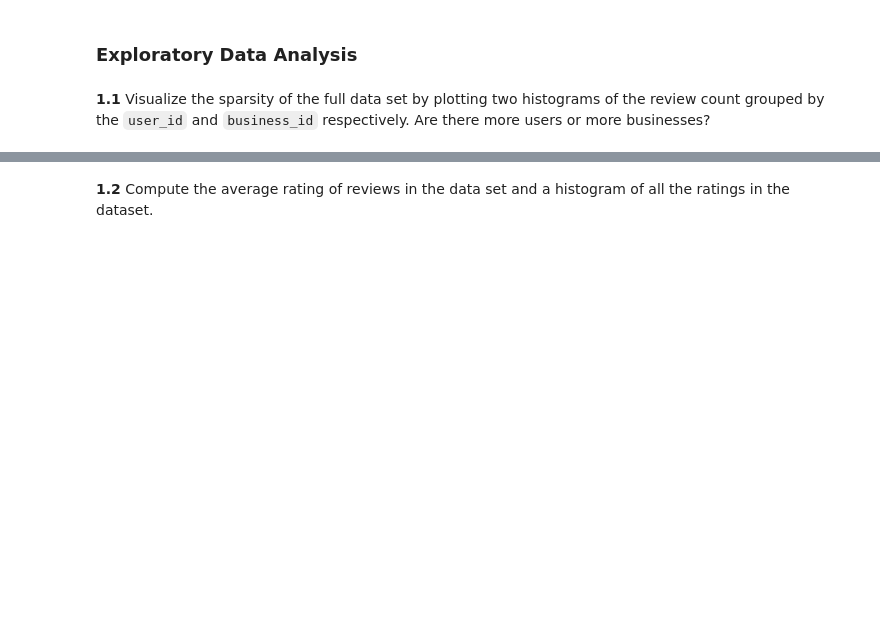
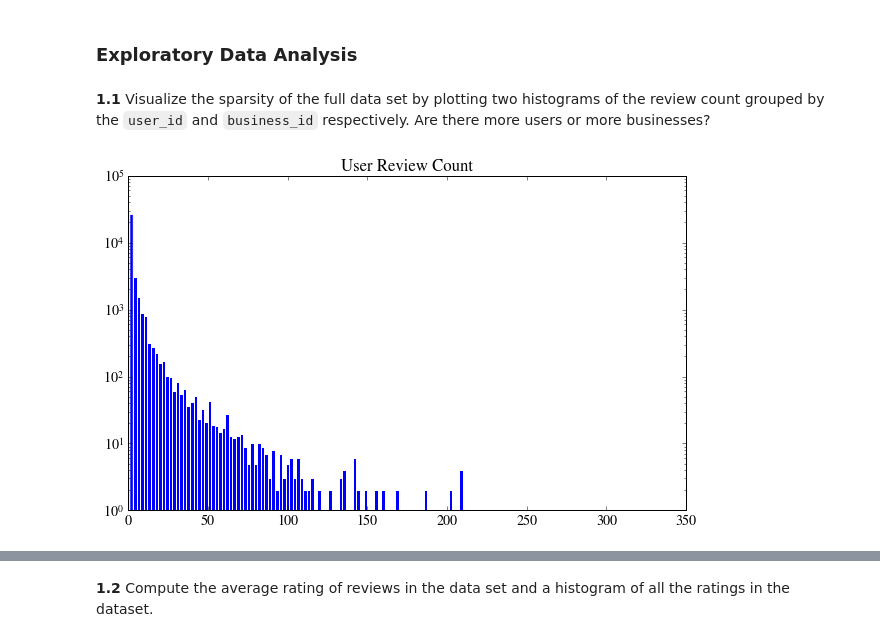
Before and after one commit to LinfinityLab/data-science-hw-assignments, a Jupyter notebook: lin_w_hw4/HW4.ipynb, the cells around one changed output, grey strips where cells are left out. Cells and saved outputs as stored; diff of their text form; code cells hidden in the pictures; blank space fills up the shorter version.

```diff
--- a/lin_w_hw4/HW4.ipynb
+++ b/lin_w_hw4/HW4.ipynb
@@ -185,0 +184,10 @@ Lets implement this simpler global recommender first.
+# %%
+#your code here
+user_group = fulldf.groupby('user_id')
+user_review_count = user_group.review_id.count()
+# plt.hist(user_review_count,bins=len(np.unique(user_review_count.values)))
+plt.hist(user_review_count,bins=len(np.unique(user_review_count.values)), log=True, color='blue')
+plt.title('User Review Count')
+plt.show()
+# %% [output]
+[figure, added]
```
Also changed, not shown: parts of 60 cells of this notebook, 2 other files.
